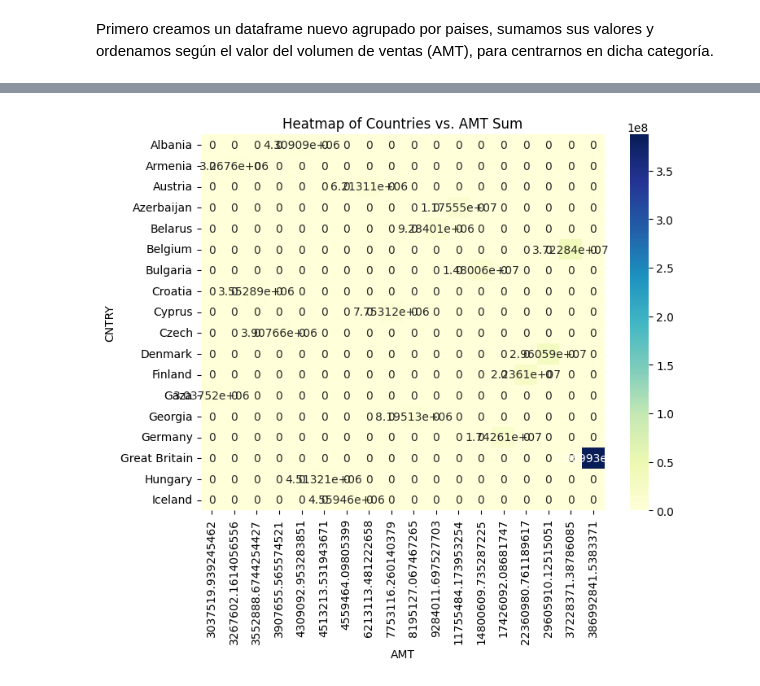
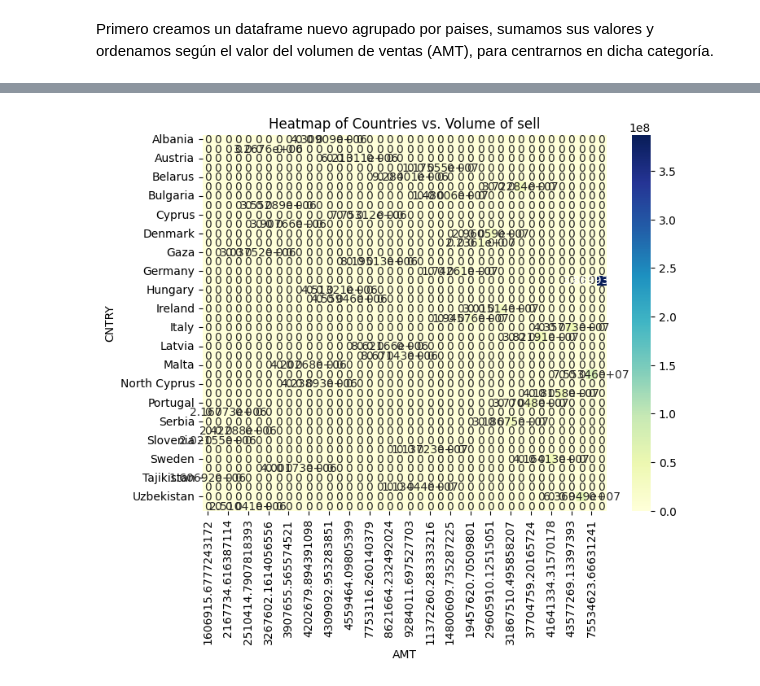
Before and after one commit to Ana-AlonsoCanizares/Visualizacion_datos, a Jupyter notebook: Pr1_VisualizacionDatos_AnaAlonso.ipynb, the cells around one changed output, grey strips where cells are left out. Cells and saved outputs as stored; diff of their text form; code cells hidden in the pictures.

```diff
--- a/Pr1_VisualizacionDatos_AnaAlonso.ipynb
+++ b/Pr1_VisualizacionDatos_AnaAlonso.ipynb
@@ -259,0 +303,12 @@ El primero es Italia y el segundo Portugal.
+# %%
+# data = pd.read_csv('eu_sample_2.csv', parse_dates=['DATE'], index_col='DATE')
+
+
+# data = data.dropna()
+
+# data = data[~(data['AMT'] < 0)]
+
+data['DATE'] = pd.to_datetime(data['DATE'])
+data.set_index('DATE', inplace=True)
+
+data_Spain = data.loc[data['CNTRY'] == 'Spain']
@@ -288,12 +341,11 @@ data_country1 = data_country[0:18]
 # %%
 # Group by 'Category' and calculate the sum of 'Value' in each group
 data_country = data.groupby('CNTRY')['AMT'].sum().reset_index()
-data_country1 = data_country[0:18]
-heatmap_data = data_country1.pivot('CNTRY', 'AMT', 'AMT').fillna(0)
+heatmap_data = data_country.pivot('CNTRY', 'AMT', 'AMT').fillna(0)
 
 plt.figure(figsize=(8, 6))
 sns.heatmap(heatmap_data, annot=True, cmap='YlGnBu', fmt='g', cbar=True)
-plt.title('Heatmap of Countries vs. AMT Sum')
+plt.title('Heatmap of Countries vs. Volume of sell')
 plt.show()
 # %% [output]
-[figure, old version]
+[figure, new version]
```
Also changed, not shown: parts of 22 cells of this notebook.
